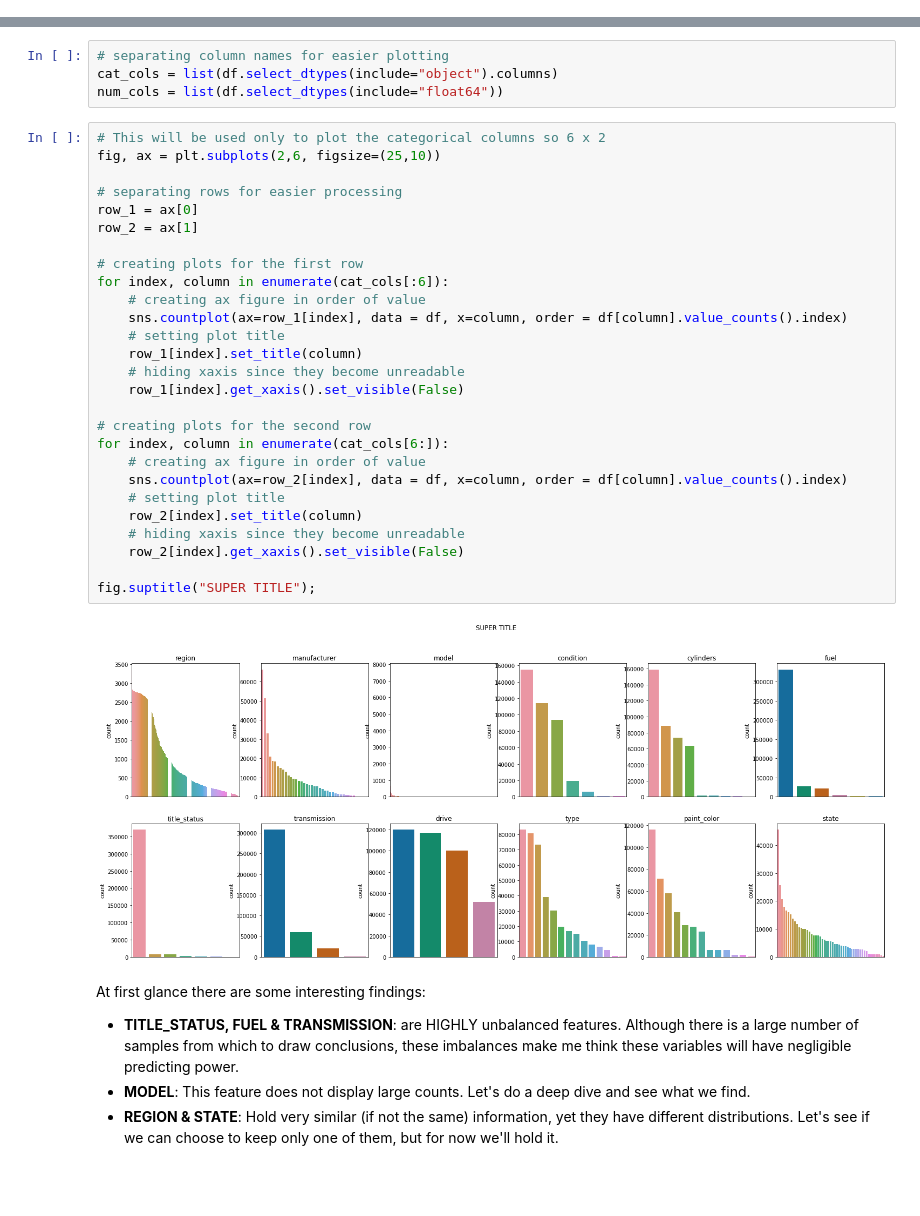
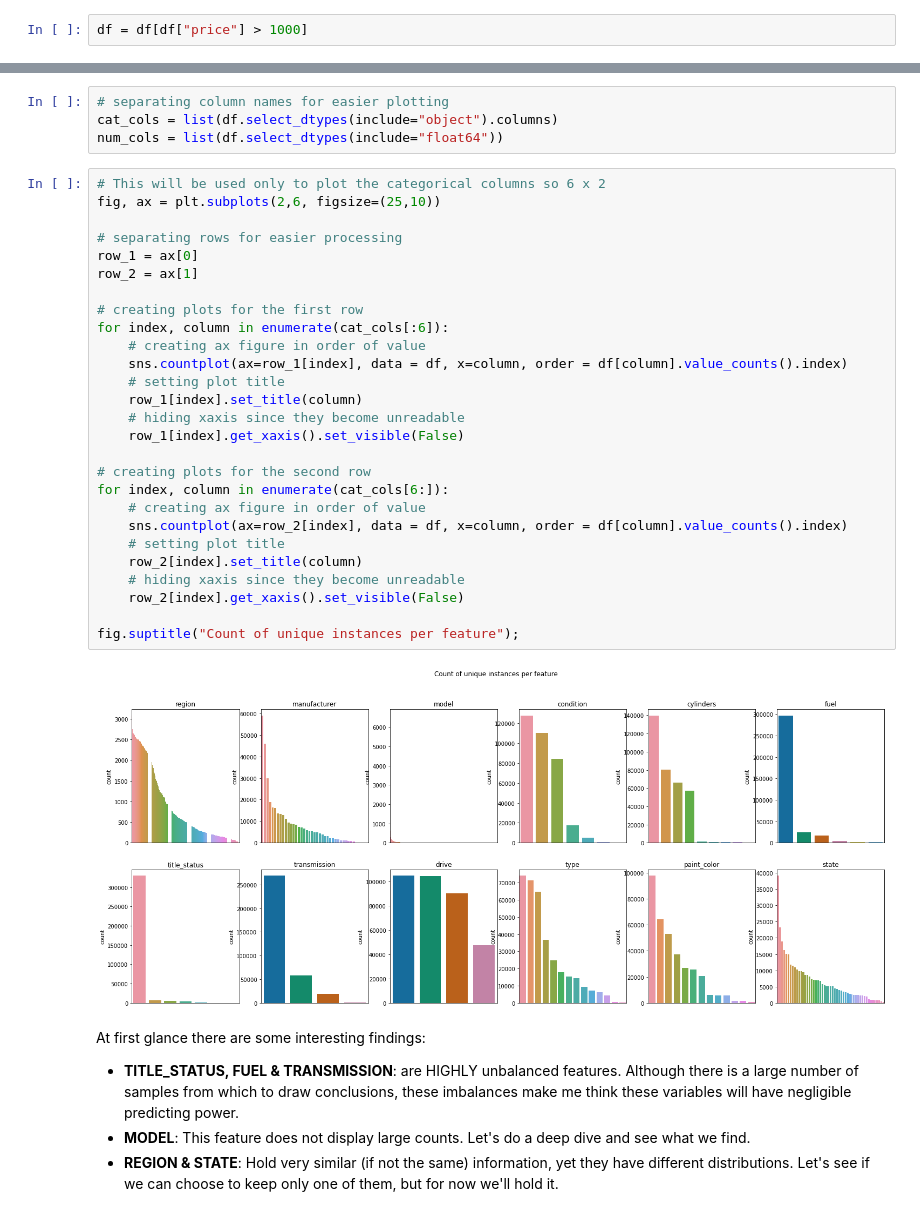
Before and after one commit to alexkingsing/used_cars, a Jupyter notebook: Used_cars_Dev.ipynb, the cells around one changed output, grey strips where cells are left out. Drawn from its saved outputs; the diff is of its cells as text; blank space fills up the shorter version.

```diff
--- a/Used_cars_Dev.ipynb
+++ b/Used_cars_Dev.ipynb
@@ -417,3 +478,5 @@ df = df[df["price"] < 50000]
+# %%
+df = df[df["price"] > 1000]
 # %%
 # Let's try visualizing the price distribution now that are rid of outliers
 plt.figure(figsize=(20,6))
@@ -535,32 +598,32 @@ num_cols = list(df.select_dtypes(include="float64"))
 # %%
 # This will be used only to plot the categorical columns so 6 x 2
 fig, ax = plt.subplots(2,6, figsize=(25,10))
 
 # separating rows for easier processing
 row_1 = ax[0]
 row_2 = ax[1]
 
 # creating plots for the first row
 for index, column in enumerate(cat_cols[:6]):
     # creating ax figure in order of value
     sns.countplot(ax=row_1[index], data = df, x=column, order = df[column].value_counts().index)
     # setting plot title
     row_1[index].set_title(column)
     # hiding xaxis since they become unreadable
     row_1[index].get_xaxis().set_visible(False)
 
 # creating plots for the second row
 for index, column in enumerate(cat_cols[6:]):
     # creating ax figure in order of value
     sns.countplot(ax=row_2[index], data = df, x=column, order = df[column].value_counts().index)
     # setting plot title
     row_2[index].set_title(column)
     # hiding xaxis since they become unreadable
     row_2[index].get_xaxis().set_visible(False)
 
-fig.suptitle("SUPER TITLE");
+fig.suptitle("Count of unique instances per feature");
 # %% [output]
-[figure, old version]
+[figure, new version]
 # %% [markdown]
 At first glance there are some interesting findings:
 * **TITLE_STATUS, FUEL & TRANSMISSION**: are HIGHLY unbalanced features. Although there is a large number of samples from which to draw conclusions, these imbalances make me think these variables will have negligible predicting power.
```
Also changed, not shown: parts of 47 cells of this notebook.
